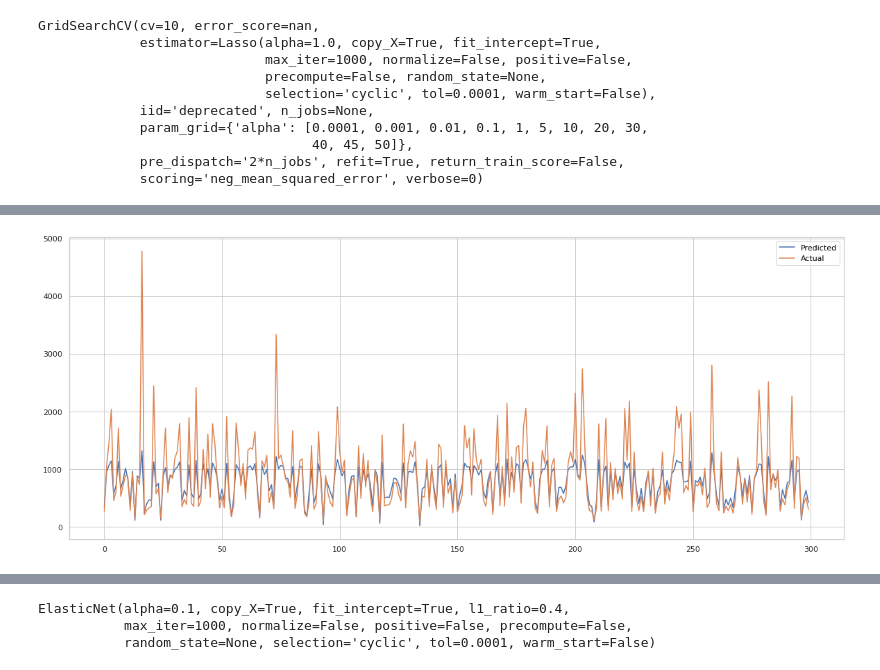
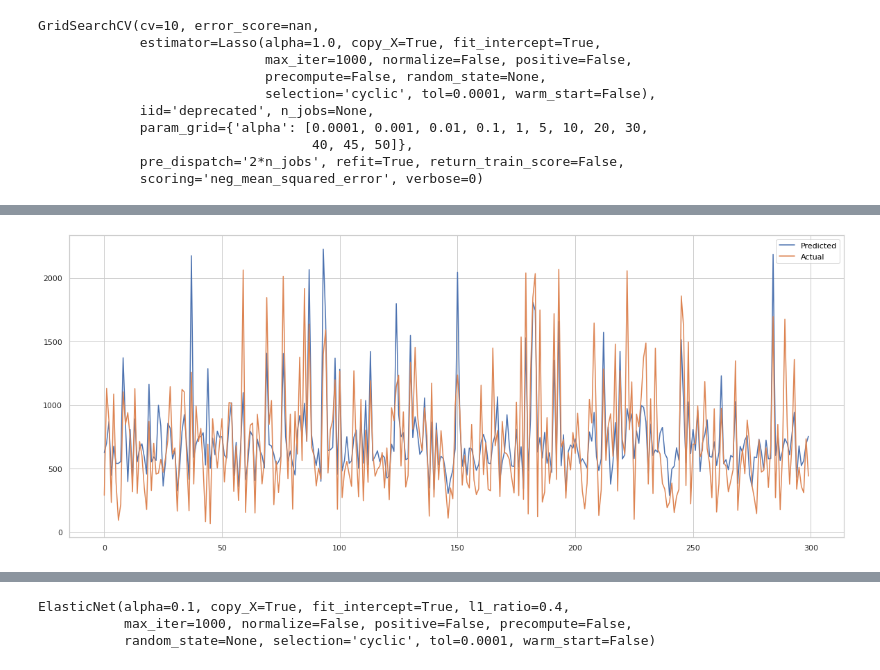
Before and after one commit to indrochoco/NYC-Taxi-prediction, a Jupyter notebook: Copy_2_of_NYC_Taxi_Trip_Time_Prediction_Capstone_Project.ipynb, the cells around one changed output, grey strips where cells are left out. Cells and saved outputs as stored; diff of their text form; code cells hidden in the pictures.

```diff
--- a/Copy_2_of_NYC_Taxi_Trip_Time_Prediction_Capstone_Project.ipynb
+++ b/Copy_2_of_NYC_Taxi_Trip_Time_Prediction_Capstone_Project.ipynb
@@ -267,7 +280,7 @@ some average speed was too much , like 250 km/hour, which was practically imposs
 # %% [markdown]
 we can see here that trip duration was so small , which was practically impossible, so we exclude rows of those, whose trip duration which was less than 30 seconds and which average speed was more than 180 km
 # %%
-taxi_data= taxi_data[taxi_data['avg_speed(km/hr)']<120]
+taxi_data= taxi_data[taxi_data['avg_speed(km/hr)']<100]
 # %%
 taxi_data=taxi_data[taxi_data['trip_duration']>30]
 # %%
@@ -326,5 +343,5 @@ we can see some of these duratin are several days , so we use Log transformation
 # %%
-taxi_data= taxi_data[taxi_data.trip_duration<21600]
+taxi_data= taxi_data[taxi_data.trip_duration < 2100]
 # %%
 sns.distplot(
     taxi_data['trip_duration']
@@ -369,7 +386,7 @@ taxi_data['pickup_latitude']= round(taxi_data['pickup_latitude'],3)
 taxi_data['dropoff_longitude']= round(taxi_data['dropoff_longitude'],3)
 taxi_data['dropoff_latitude']= round(taxi_data['dropoff_latitude'],3)
 # %%
-col_to_drop= ['id','pickup_year',
+col_to_drop= ['id','pickup_year','avg_speed(km/hr)',
                           'pickup_datetime','dropoff_datetime']
 taxi_df= taxi_data.drop(col_to_drop, axis=1)
 # %%
@@ -411,5 +452,5 @@ from sklearn.preprocessing import StandardScaler
 # %%
 from scipy.stats import zscore
 # %%
-X= taxi_df.drop(['trip_duration'],axis=1).apply(zscore)
-y= np.log10(taxi_df['trip_duration'])
+X= taxi_df.drop(['trip_duration'],axis=1)
+y= (taxi_df['trip_duration'])
@@ -524,12 +606,12 @@ Using  {'alpha': 0.0001}  the negative mean squared error is:  -0.02579522138734
 y_pred_lasso = lasso_regressor.predict(X_test)
 # %%
 plt.figure(figsize=(20,8))
-plt.plot(10**(y_pred_lasso)[:300])
-plt.plot(10**(np.array(y_test)[:300]))
+plt.plot((y_pred_lasso)[:300])
+plt.plot((np.array(y_test)[:300]))
 plt.legend(["Predicted","Actual"])
 plt.show()
 # %% [output]
-[figure, old version]
+[figure, new version]
 # %%
 MSE  = mean_squared_error(10**(y_test), 10**(y_pred_lasso))
 print("MSE :" , MSE)
```
Also changed, not shown: parts of 61 cells of this notebook.
